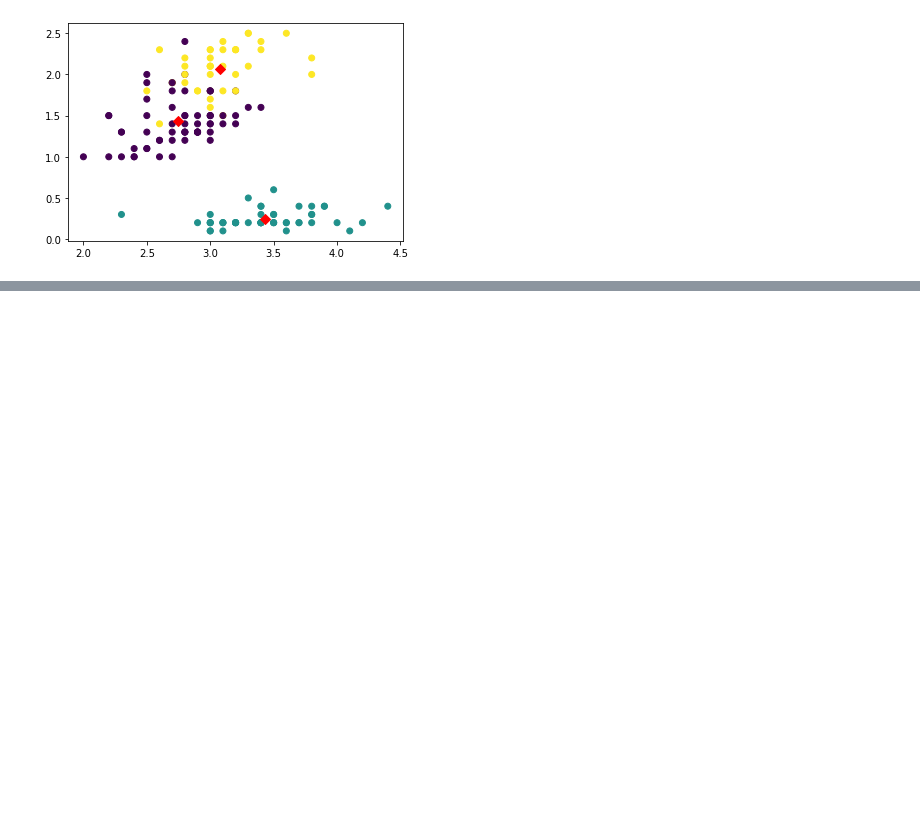
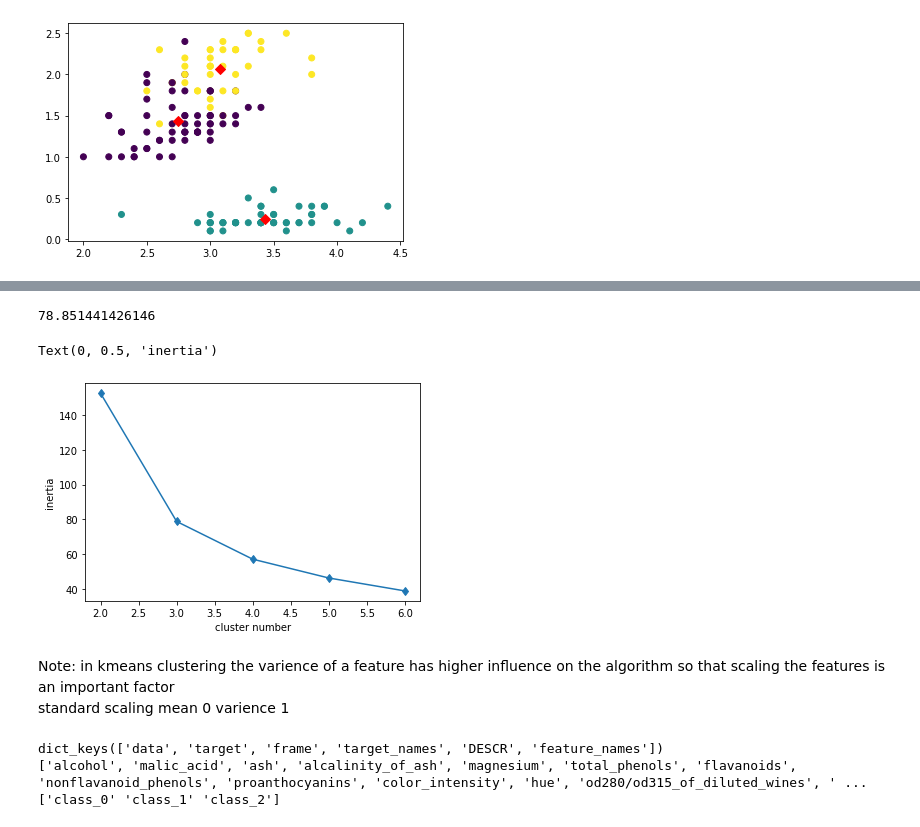
Before and after one commit to AkhilVinayakp/machine_Learning_Algorithms_python, a Jupyter notebook: ml_camp/unsuper.ipynb, the cells around one changed output, grey strips where cells are left out. Saved outputs shown, nothing was run; the diff lists cells and outputs as text; code cells hidden in the pictures; blank space fills up the shorter version.

```diff
--- a/ml_camp/unsuper.ipynb
+++ b/ml_camp/unsuper.ipynb
@@ -96,0 +103,21 @@ plt.scatter(c_3,c_4, marker ='D',c='r', s =50)
+# %%
+print(kmeans.inertia_)
+# %% [output]
+78.851441426146
+# %%
+# creating a inertia curve
+import matplotlib.pyplot as plt
+l_in = []
+for k in range(2,7):
+    kmeans = KMeans(n_clusters=k)
+    kmeans.fit(samples)
+    l_in.append(kmeans.inertia_)
+plt.plot(range(2,7), l_in, '-d')
+plt.xlabel('cluster number')
+plt.ylabel('inertia')
+# %% [output]
+Text(0, 0.5, 'inertia')
+[figure, added]
+# %% [markdown]
+Note: in kmeans clustering the varience of a feature has higher influence on the algorithm so that scaling the features is an important factor
+standard scaling  mean 0 varience 1
@@ -96,0 +131,10 @@ plt.scatter(c_3,c_4, marker ='D',c='r', s =50)
+# %%
+wine = load_wine()
+print(wine.keys())
+print(wine.feature_names)
+samples = wine.data
+print(wine.target_names)
+# %% [output]
+dict_keys(['data', 'target', 'frame', 'target_names', 'DESCR', 'feature_names'])
+['alcohol', 'malic_acid', 'ash', 'alcalinity_of_ash', 'magnesium', 'total_phenols', 'flavanoids', 'nonflavanoid_phenols', 'proanthocyanins', 'color_intensity', 'hue', 'od280/od315_of_diluted_wines', ' ...
+['class_0' 'class_1' 'class_2']
```
Also changed, not shown: parts of 9 cells of this notebook.
